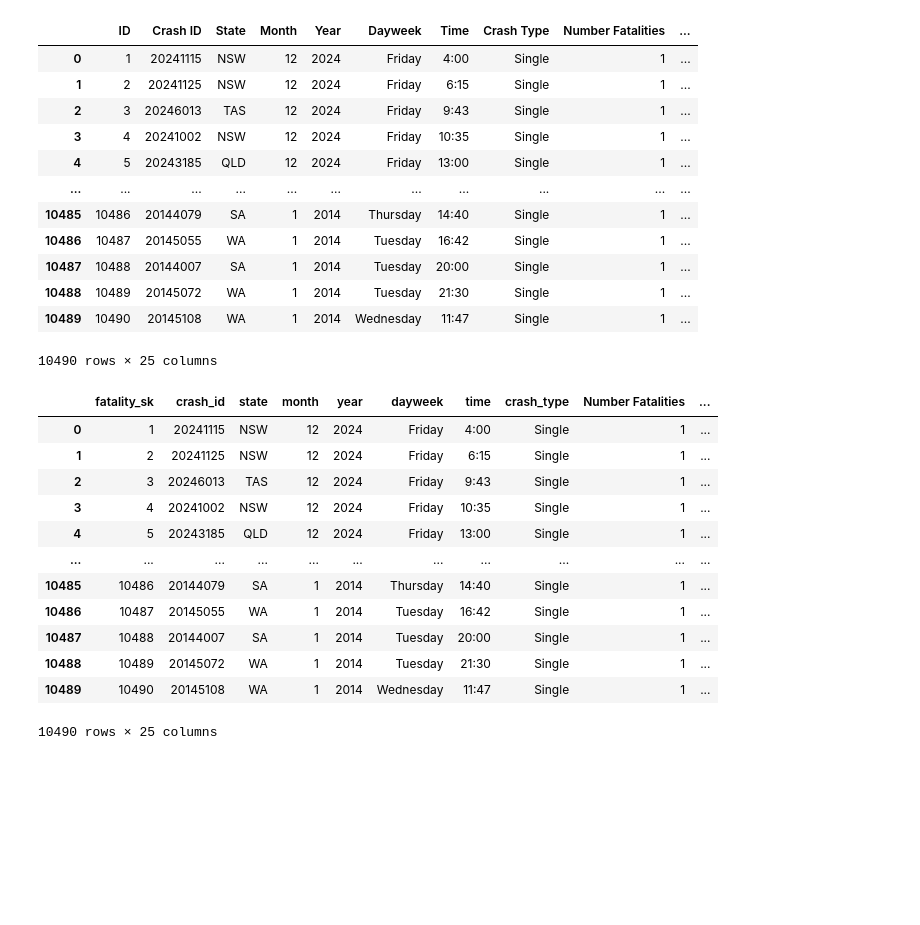
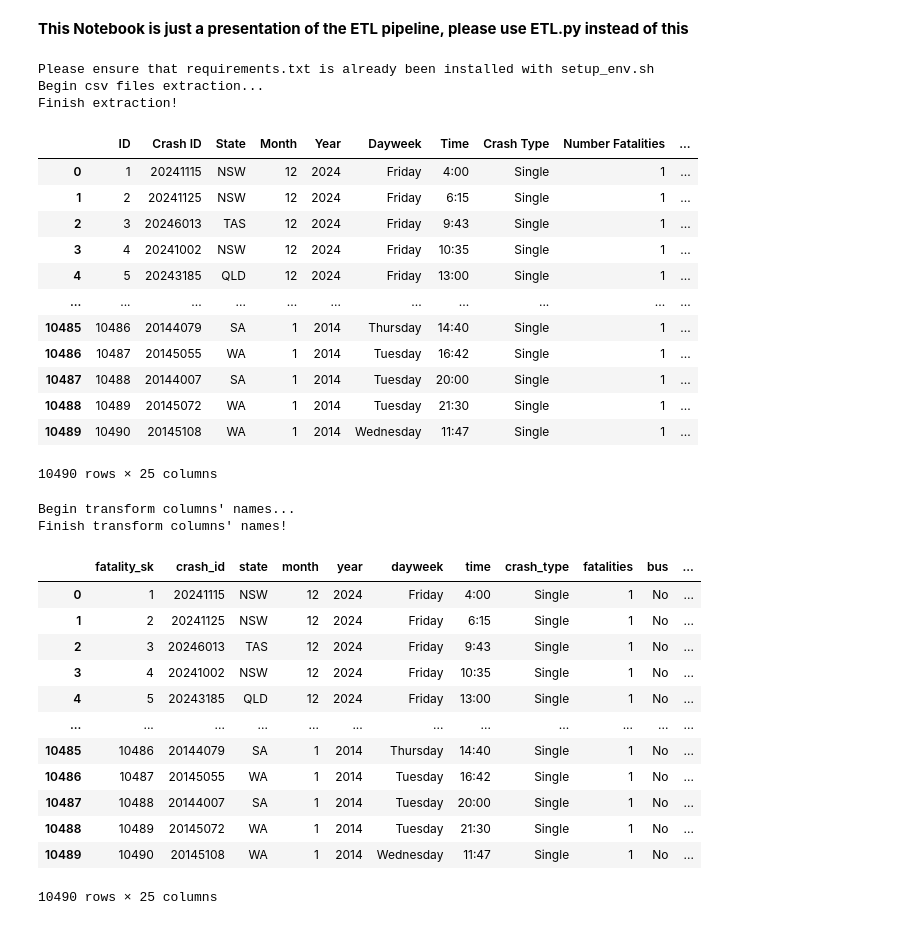
Before and after one commit to cedrusdang/graph-db-query, a Jupyter notebook: ETL_showcase.ipynb, the cells around one changed output. Drawn from its saved outputs; the diff is of its cells as text; code cells hidden in the pictures; blank space fills up the shorter version.

```diff
--- a/protocol.ipynb
+++ b/ETL_showcase.ipynb
@@ -1,10 +1,15 @@
+# %% [markdown]
+**This Notebook is just a presentation of the ETL pipeline, please use ETL.py instead of this**
 # %%
-from pathlib import Path
-import pandas as pd
-
-from ETL import data
+import ETL
+import time
+start_time = time.time()
+data = ETL.extract("ARDD_Fatalities_Dec_2024.csv")
 data
 # %% [output]
+Please ensure that requirements.txt is already been installed with setup_env.sh
+Begin csv files extraction...
+Finish extraction!
 |  | ID | Crash ID | State | Month | Year | Dayweek | Time | Crash Type | Number Fatalities | ... |
 | 0 | 1 | 20241115 | NSW | 12 | 2024 | Friday | 4:00 | Single | 1 | ... |
 | 1 | 2 | 20241125 | NSW | 12 | 2024 | Friday | 6:15 | Single | 1 | ... |
@@ -17,51 +22,24 @@ data
 | 10487 | 10488 | 20144007 | SA | 1 | 2014 | Tuesday | 20:00 | Single | 1 | ... |
 | 10488 | 10489 | 20145072 | WA | 1 | 2014 | Tuesday | 21:30 | Single | 1 | ... |
 | 10489 | 10490 | 20145108 | WA | 1 | 2014 | Wednesday | 11:47 | Single | 1 | ... |
-10490 rows × 25 columns
+10490 rows × 25 columns
 # %%
-def transform_column_names(df:pd.DataFrame):
-    # Change the name of the orginal columns
-    rename_map = {
-        "ID": "fatality_sk",
-        "Crash ID": "crash_id",
-        "State": "state",
-        "Month": "month",
-        "Year": "year",
-        "Dayweek": "dayweek",
-        "Time": "time",
-        "Crash Type": "crash_type",
-        "Bus Involvement": "bus",
-        "Heavy Rigid Truck Involvement": "heavy_rigid_truck",
-        "Articulated Truck Involvement": "articulated_truck",
-        "Speed Limit": "speed_limit",
-        "Road User": "road_user",
-        "Gender": "gender",
-        "Age": "age",
-        "National Remoteness Areas": "nra",
-        "SA4 Name 2021": "sa4",
-        "National LGA Name 2024": "lga",
-        "National Road Type": "road_type",
-        "Christmas Period": "christmas",
-        "Easter Period": "easter",
-        "Age Group": "age_group",
-        "Day of week": "day_of_week",
-    }
-    df = df.rename(columns=rename_map, inplace = True)
-
-transform_column_names(data)
+data = ETL.transform_column_names(data)
 data
 # %% [output]
+Begin transform columns' names...
+Finish transform columns' names!
-|  | fatality_sk | crash_id | state | month | year | dayweek | time | crash_type | Number Fatalities | ... |
-| 0 | 1 | 20241115 | NSW | 12 | 2024 | Friday | 4:00 | Single | 1 | ... |
-| 1 | 2 | 20241125 | NSW | 12 | 2024 | Friday | 6:15 | Single | 1 | ... |
-| 2 | 3 | 20246013 | TAS | 12 | 2024 | Friday | 9:43 | Single | 1 | ... |
-| 3 | 4 | 20241002 | NSW | 12 | 2024 | Friday | 10:35 | Single | 1 | ... |
-| 4 | 5 | 20243185 | QLD | 12 | 2024 | Friday | 13:00 | Single | 1 | ... |
-| ... | ... | ... | ... | ... | ... | ... | ... | ... | ... | ... |
-| 10485 | 10486 | 20144079 | SA | 1 | 2014 | Thursday | 14:40 | Single | 1 | ... |
-| 10486 | 10487 | 20145055 | WA | 1 | 2014 | Tuesday | 16:42 | Single | 1 | ... |
-| 10487 | 10488 | 20144007 | SA | 1 | 2014 | Tuesday | 20:00 | Single | 1 | ... |
-| 10488 | 10489 | 20145072 | WA | 1 | 2014 | Tuesday | 21:30 | Single | 1 | ... |
-| 10489 | 10490 | 20145108 | WA | 1 | 2014 | Wednesday | 11:47 | Single | 1 | ... |
+|  | fatality_sk | crash_id | state | month | year | dayweek | time | crash_type | fatalities | bus | ... |
+| 0 | 1 | 20241115 | NSW | 12 | 2024 | Friday | 4:00 | Single | 1 | No | ... |
+| 1 | 2 | 20241125 | NSW | 12 | 2024 | Friday | 6:15 | Single | 1 | No | ... |
+| 2 | 3 | 20246013 | TAS | 12 | 2024 | Friday | 9:43 | Single | 1 | No | ... |
+| 3 | 4 | 20241002 | NSW | 12 | 2024 | Friday | 10:35 | Single | 1 | No | ... |
+| 4 | 5 | 20243185 | QLD | 12 | 2024 | Friday | 13:00 | Single | 1 | No | ... |
+| ... | ... | ... | ... | ... | ... | ... | ... | ... | ... | ... | ... |
+| 10485 | 10486 | 20144079 | SA | 1 | 2014 | Thursday | 14:40 | Single | 1 | No | ... |
+| 10486 | 10487 | 20145055 | WA | 1 | 2014 | Tuesday | 16:42 | Single | 1 | No | ... |
+| 10487 | 10488 | 20144007 | SA | 1 | 2014 | Tuesday | 20:00 | Single | 1 | No | ... |
+| 10488 | 10489 | 20145072 | WA | 1 | 2014 | Tuesday | 21:30 | Single | 1 | No | ... |
+| 10489 | 10490 | 20145108 | WA | 1 | 2014 | Wednesday | 11:47 | Single | 1 | No | ... |
-10490 rows × 25 columns
+10490 rows × 25 columns
 # %%
```
Also changed, not shown: parts of 6 cells of this notebook, 38 other files.
